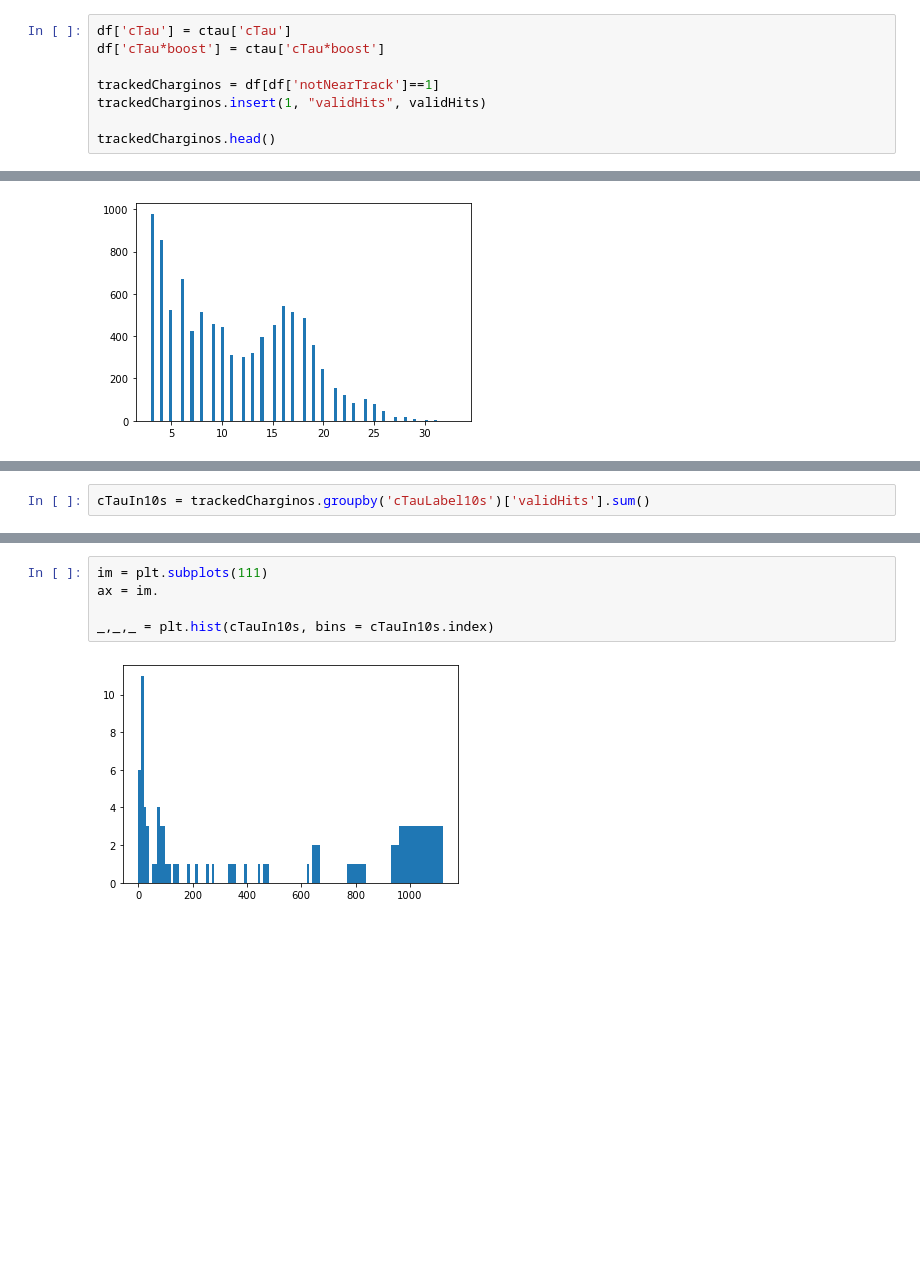
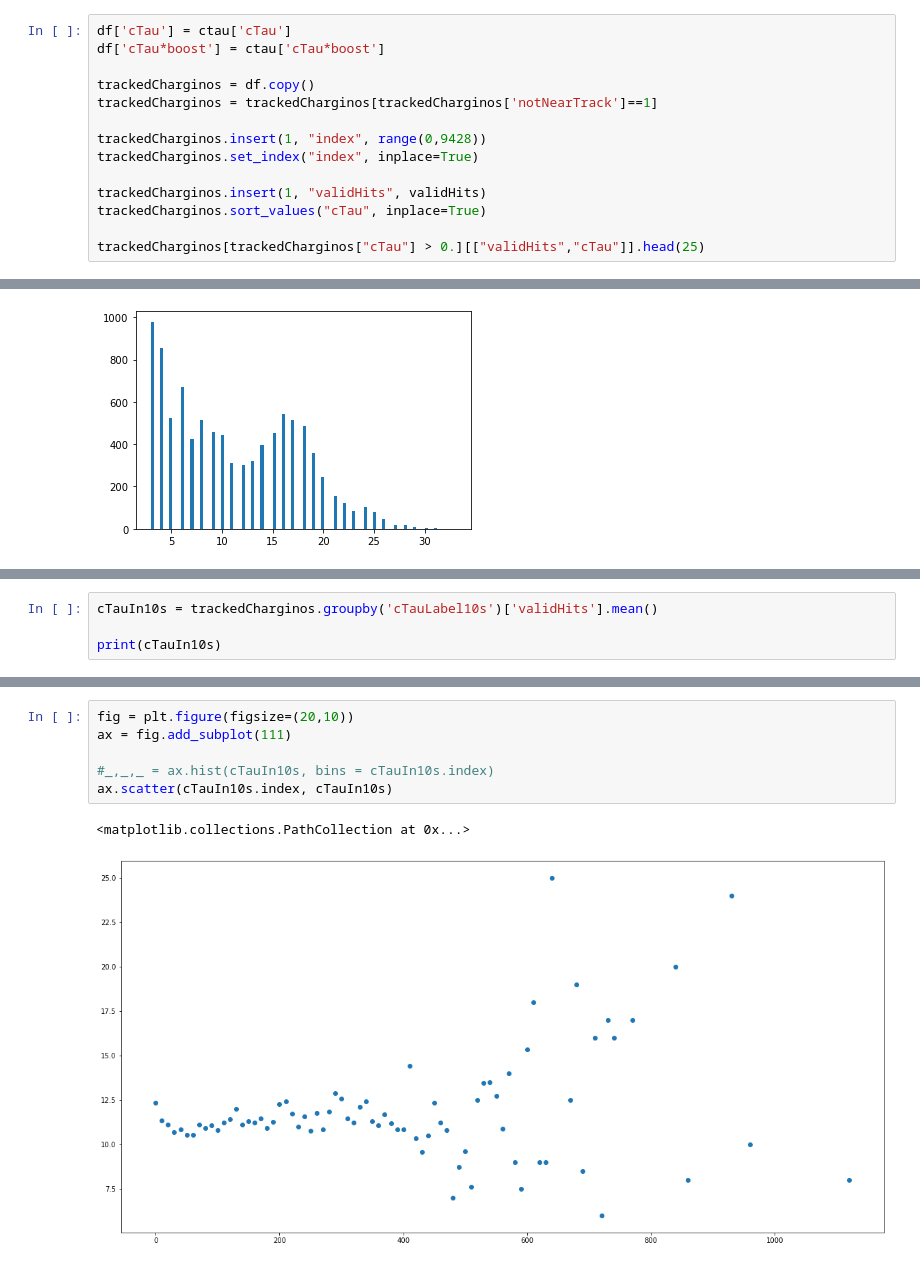
Before and after one commit to joaoboger/charginosAnalysis, a Jupyter notebook: charginosAnalysis.ipynb, the cells around one changed output, grey strips where cells are left out. Cells and saved outputs as stored; diff of their text form; blank space fills up the shorter version.

Commit message:
Resolution and efficiency plots added

```diff
--- a/charginosAnalysis.ipynb
+++ b/charginosAnalysis.ipynb
@@ -80,8 +90,14 @@ Name: validHits, Length: 9428, dtype: int64
 df['cTau'] = ctau['cTau']
 df['cTau*boost'] = ctau['cTau*boost']
 
-trackedCharginos = df[df['notNearTrack']==1]
+trackedCharginos = df.copy()
+trackedCharginos = trackedCharginos[trackedCharginos['notNearTrack']==1]
+
+trackedCharginos.insert(1, "index", range(0,9428))
+trackedCharginos.set_index("index", inplace=True)
+
 trackedCharginos.insert(1, "validHits", validHits)
+trackedCharginos.sort_values("cTau", inplace=True)
 
-trackedCharginos.head()
+trackedCharginos[trackedCharginos["cTau"] > 0.][["validHits","cTau"]].head(25)
 # %% [output]
@@ -153,2 +204,4 @@ trackedCharginos.tail()
 # %%
-cTauIn10s = trackedCharginos.groupby('cTauLabel10s')['validHits'].sum()
+cTauIn10s = trackedCharginos.groupby('cTauLabel10s')['validHits'].mean()
+
+print(cTauIn10s)
@@ -155,7 +222,9 @@ cTauIn10s = trackedCharginos.groupby('cTauLabel10s')['validHits'].sum()
 # %%
-im = plt.subplots(111)
-ax = im.
+fig = plt.figure(figsize=(20,10))
+ax = fig.add_subplot(111)
 
-_,_,_ = plt.hist(cTauIn10s, bins = cTauIn10s.index)
+#_,_,_ = ax.hist(cTauIn10s, bins = cTauIn10s.index)
+ax.scatter(cTauIn10s.index, cTauIn10s)
 # %% [output]
+<matplotlib.collections.PathCollection at 0x...>
-[figure, old version]
+[figure, new version]
```
Also changed, not shown: parts of 11 cells of this notebook, 2 other files.
